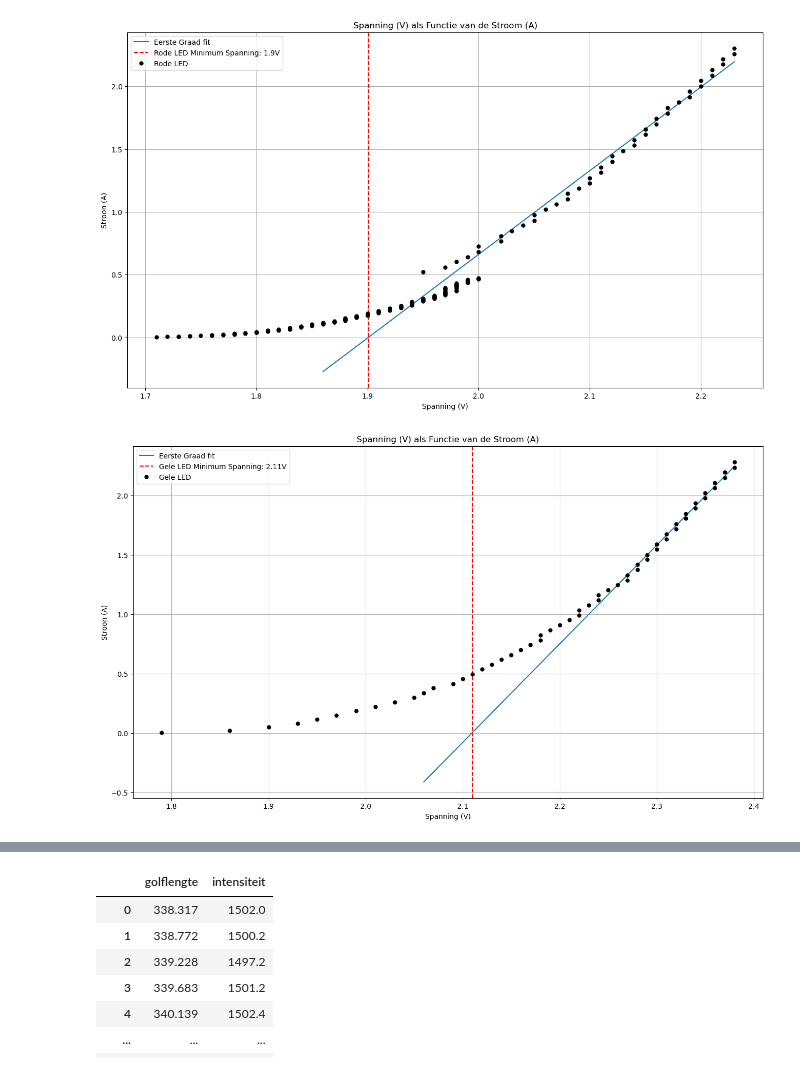
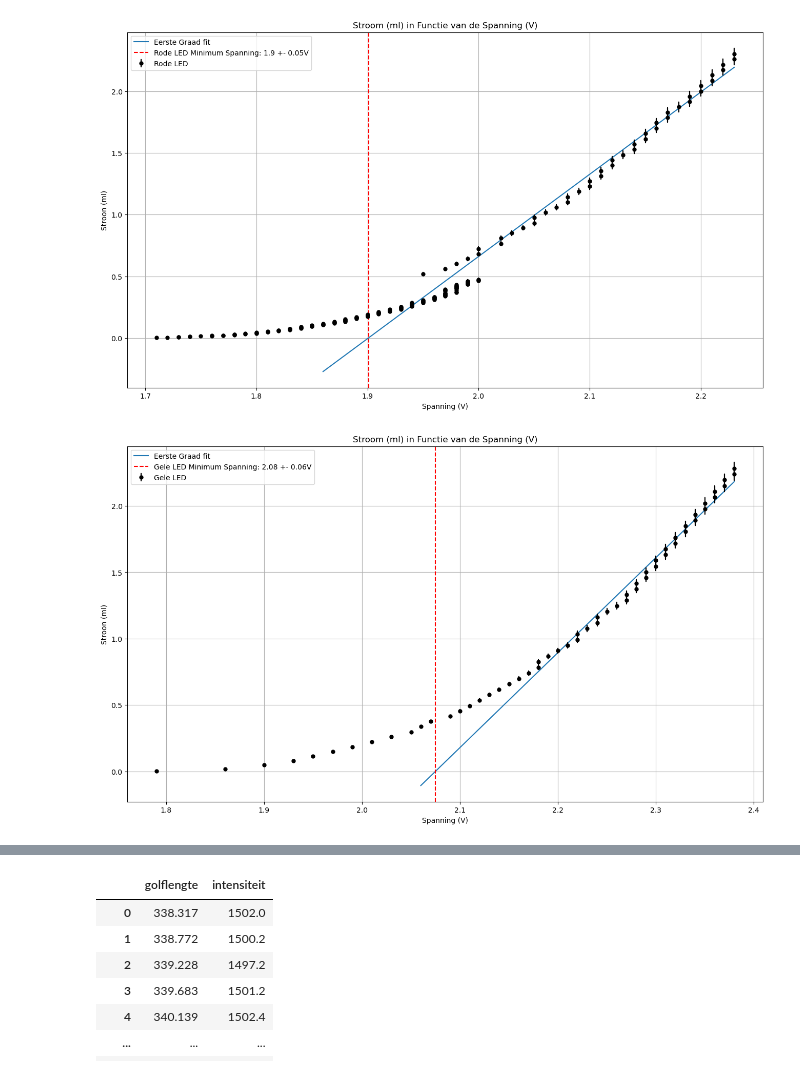
Before and after one commit to Dafzl/KULeuven, a Jupyter notebook: Planck Constante/Analyse.ipynb, the cells around one changed output, grey strips where cells are left out. Drawn from its saved outputs; the diff is of its cells as text; code cells hidden in the pictures.

```diff
--- a/Planck Constante/Analyse.ipynb
+++ b/Planck Constante/Analyse.ipynb
@@ -22,13 +31,17 @@ def error(data_volt):
     error_ledvoltage = []
     for i in range(len(data_volt['LED voltage'])):
     # formule = afgeleide
-        error_v = np.sqrt((0.003/220)**2 + (-data_volt['LED voltage'][i] * 5 / 220**2)**2)
+        # error_v = np.sqrt((0.003/220)**2 + (-data_volt['LED voltage'][i] * 5 / 220**2)**2)
+        # error_ledvoltage.append(0.06)
+        error_v = np.sqrt(0.003**2 + (data_volt['Gemeten Ampere'][i]/100000*2)**2)
         error_ledvoltage.append(error_v)
+    return error_ledvoltage
 
-
+def eerstegraad(x, a, b):
+    return a*x+b
 
 def fit (data_volt):
-    verschil = np.array(data_volt['Verschil in Ampere'])[-1] - 1
+    verschil = np.array(data_volt['Verschil in Ampere'])[-2] - 1
 
     # vind de stabiele punt
     for _ in range(len(data_volt['Verschil in Ampere'])):
@@ -36,14 +49,24 @@ def fit (data_volt):
             stabiel = _
             break
 
-    m, q = np.polyfit(data_volt['LED voltage'][stabiel:], data_volt['Gemeten Ampere'][stabiel:]/1000, 1)
+    # m, q = np.polyfit(data_volt['LED voltage'][stabiel:], data_volt['Gemeten Ampere'][stabiel:]/1000, 1)
+    # --------------------------------------------------------------------------------------------------------
+    popt, pcov = curve_fit(eerstegraad, data_volt['LED voltage'][stabiel:], data_volt['Gemeten Ampere'][stabiel:]/1000)
+    fout = np.sqrt(np.diag(pcov))
+
+    m = popt[0]; q = popt[1]
+    # --------------------------------------------------------------------------------------------------------
+
 
     # vind de nulpunt en waar de nulpunt voorkomt
-    nulpunt = round(-q / m, 3)
+    nulpunt = [round(-q / m, 3)]
     voltages.append(nulpunt)
+    # vind de onzekerheid op de nulpunt
+    onzekerheid = np.sqrt((fout[0]**2/m**2)+(fout[1]**2/q**2)) * nulpunt[0]
+    nulpunt.append(round(onzekerheid, 2))
 
-    index = data_volt['LED voltage'][round(data_volt['LED voltage'], 1) == round(nulpunt, 1)]
-    return m, q, nulpunt, index.index[0], stabiel
+    index = data_volt['LED voltage'][round(data_volt['LED voltage'], 1) == round(nulpunt[0], 1)]
+    return m, q, nulpunt, index.index[0], stabiel, fout
 
 
 
@@ -52,7 +75,7 @@ def grafiek(data_volt, kleur, min_index, m, q, errors, nulpunt):
 
     # Eereste graads fit
     x = np.linspace(data_volt['LED voltage'][min_index], np.array(data_volt['LED voltage'])[-1], 100)
-    y = m * x + q
+    y = eerstegraad(x, m, q)
     ax.plot(x, y, label='Eerste Graad fit')
 
     # data
@@ -72,28 +95,29 @@ def grafiek(data_volt, kleur, min_index, m, q, errors, nulpunt):
     )
 
     # nulpunt
-    plt.axvline(nulpunt, color="red", linestyle="--", label=f'{kleur} LED Minimum Spanning: {round(nulpunt, 2)}V')
+    plt.axvline(nulpunt[0], color="red", linestyle="--", label=f'{kleur} LED Minimum Spanning: {round(nulpunt[0], 2)} +- {round(nulpunt[1], 3)}V')
 
-    plt.title('Spanning (V) als Functie van de Stroom (A)')
+    plt.title(r'Stroom (mI) in Functie van de Spanning (V)')
     ax.set_xlabel('Spanning (V)')
-    ax.set_ylabel('Stroon (A)')
+    ax.set_ylabel(r'Stroon (mI)')
     plt.legend()
     plt.grid(True)
+    plt.savefig(f'PPT/{kleur}.png')
     plt.show()
 # %%
 # Rode LED
 error_redled = error(redled_voltages)
-redled_m, redled_q, redled_minimum, redled_min_index,  redled_stabiel = fit(redled_voltages)
+redled_m, redled_q, redled_minimum, redled_min_index,  redled_stabiel, redled_fout = fit(redled_voltages)
 grafiek(redled_voltages, 'Rode', redled_min_index, redled_m, redled_q, error_redled, redled_minimum)
 # %% [output]
-[figure, old version]
+[figure, new version]
 # %%
 # Gele LED
 error_yellowled = error(yellowled_voltages)
-yellowled_m, yellowled_q, yellowled_minimum, yellowled_min_index, yellowled_stabiel = fit(yellowled_voltages)
+yellowled_m, yellowled_q, yellowled_minimum, yellowled_min_index, yellowled_stabiel, yellowled_fout = fit(yellowled_voltages)
 grafiek(yellowled_voltages, 'Gele', yellowled_min_index, yellowled_m, yellowled_q, error_yellowled, yellowled_minimum)
 # %% [output]
-[figure, old version]
+[figure, new version]
 # %%
 # Groene LED
 error_greenled = error(greenled_voltages)
```
Also changed, not shown: parts of 15 cells of this notebook.
